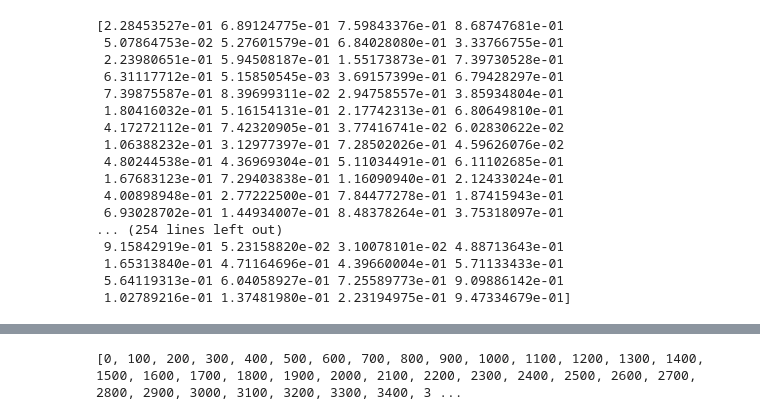
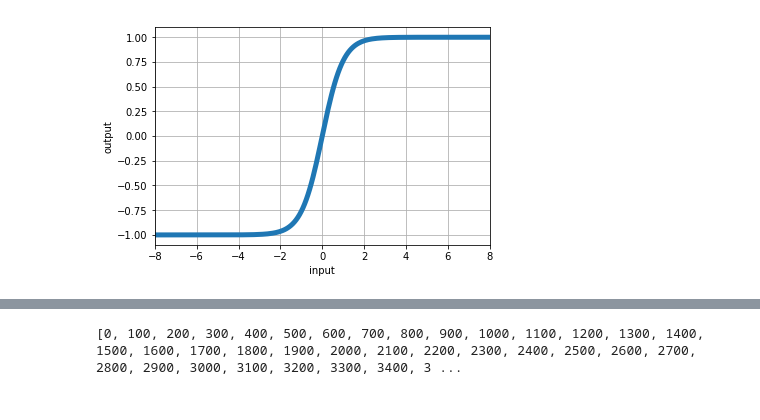
Before and after one commit to Ric418/Practice-ML, a Jupyter notebook: Grad_thesis/matplotlib_test.ipynb, the cells around one changed output, grey strips where cells are left out. Cells and saved outputs as stored; diff of their text form; code cells hidden in the pictures.

```diff
--- a/Grad_thesis/matplotlib_test.ipynb
+++ b/Grad_thesis/matplotlib_test.ipynb
@@ -7,3 +44,21 @@ import torch
+# %%
+x=torch.linspace(-8,8,200,dtype=torch.float)
+fig1, DGx = plt.subplots()
+DGx.set_xlabel('input')
+DGx.set_ylabel('output')
+
+m=nn.Tanh()
+y=m(x)
+
+plt.plot(x.numpy(), y.numpy(), lw=5) # プロット
+plt.xlim(-8, 8)  # x軸の範囲
+plt.ylim(-1.1, 1.1) # y軸の範囲
+plt.grid() # グリッド描画
+plt.show() # グラフを出力
+
+fig1.savefig('Tanh.png')
+# %% [output]
+[figure, added]
 # %%
 n_epoch = 50
 test_num=np.random.random(540)
@@ -12,24 +67,3 @@ test_num2=np.random.random(540)
 # %%
 D_loss = []
 G_loss = []
-
-print(test_num)
-print(test_num2)
-# %% [output]
-[2.28453527e-01 6.89124775e-01 7.59843376e-01 8.68747681e-01
- 5.07864753e-02 5.27601579e-01 6.84028080e-01 3.33766755e-01
- 2.23980651e-01 5.94508187e-01 1.55173873e-01 7.39730528e-01
- 6.31117712e-01 5.15850545e-03 3.69157399e-01 6.79428297e-01
- 7.39875587e-01 8.39699311e-02 2.94758557e-01 3.85934804e-01
- 1.80416032e-01 5.16154131e-01 2.17742313e-01 6.80649810e-01
- 4.17272112e-01 7.42320905e-01 3.77416741e-02 6.02830622e-02
- 1.06388232e-01 3.12977397e-01 7.28502026e-01 4.59626076e-02
- 4.80244538e-01 4.36969304e-01 5.11034491e-01 6.11102685e-01
- 1.67683123e-01 7.29403838e-01 1.16090940e-01 2.12433024e-01
- 4.00898948e-01 2.77222500e-01 7.84477278e-01 1.87415943e-01
- 6.93028702e-01 1.44934007e-01 8.48378264e-01 3.75318097e-01
-... (254 lines left out)
- 9.15842919e-01 5.23158820e-02 3.10078101e-02 4.88713643e-01
- 1.65313840e-01 4.71164696e-01 4.39660004e-01 5.71133433e-01
- 5.64119313e-01 6.04058927e-01 7.25589773e-01 9.09886142e-01
- 1.02789216e-01 1.37481980e-01 2.23194975e-01 9.47334679e-01]
```
Also changed, not shown: parts of 4 cells of this notebook, 36 other files.
